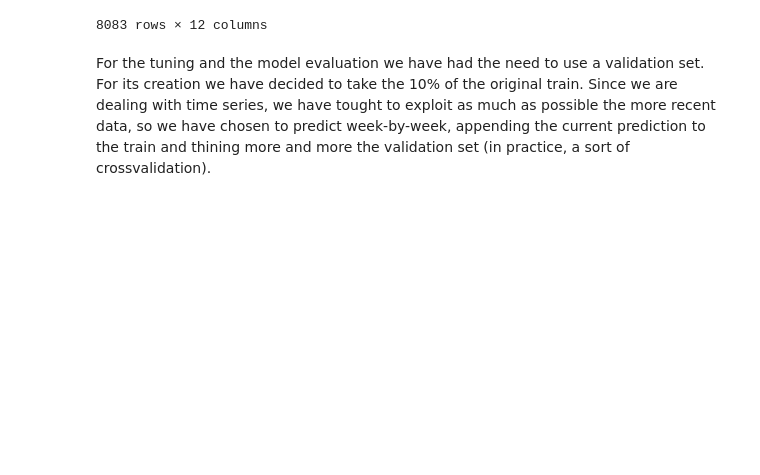
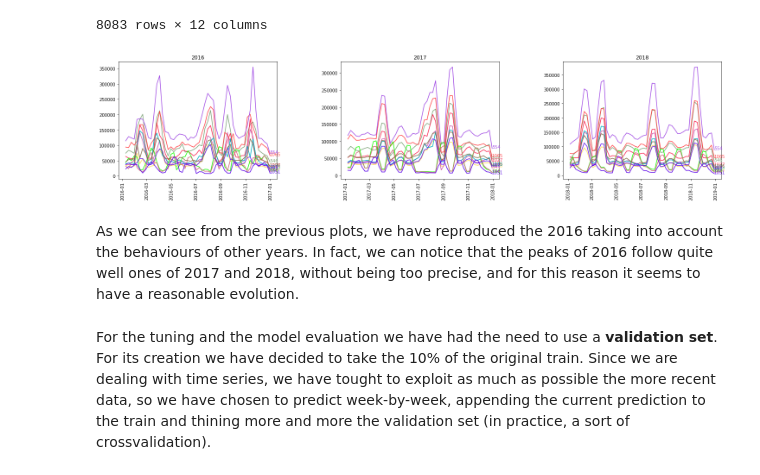
Before and after one commit to tommasofioravanti/DMTMCourseProject, a Jupyter notebook: consegna/01_Introduction+Preprocessing.ipynb, the cells around one changed output. Cells and saved outputs as stored; diff of their text form; code cells hidden in the pictures; blank space fills up the shorter version.

```diff
--- a/consegna/01_Introduction+Preprocessing.ipynb
+++ b/consegna/01_Introduction+Preprocessing.ipynb
@@ -68,8 +68,31 @@ df_augmented.sort_values(['Date', 'sku'])
 | 2265 | 2019-12-14 | 1065 | 1 | 125.65 | 3 | 1 | 0.570000 | 7.000000 | 37.921239 | ... |
 | 2471 | 2019-12-14 | 1206 | 1 | 125.65 | 3 | 1 | 0.560000 | 6.000000 | 29.153580 | ... |
 8083 rows × 12 columns
+# %%
+mycolors = np.random.choice(list(mpl.colors.XKCD_COLORS.keys()), len(set(df_augmented.sku)), replace=False)
+# %%
+df_train_augmented = df_augmented[df_augmented.Date < '2019-06-29']
+df_scope = df_train_augmented[df_train_augmented.scope == 1]
+
+fig = plt.figure(figsize=(25,5))
+fig.subplots_adjust(hspace=0.4, wspace=0.4)
+
+for n, year in enumerate(set(df_train_augmented[df_train_augmented.Date.dt.year < 2019].Date.dt.year)):
+    ax = fig.add_subplot(1, 3, n+1)
+    plt.xticks(rotation=90)
+    df_year = df_scope[df_scope.Date.dt.year == year]
+    ax.set_title(str(year))
+
+    for i,s in enumerate(set(df_year.sku)):
+        ax.plot(df_year[df_year.sku == s].Date, df_year[df_year.sku == s]['real_target'], color=mycolors[i])
+        last_x, last_y = df_year[df_year.sku == s].Date.values[-1], df_year[df_year.sku == s]['real_target'].values[-1]
+        plt.text(last_x, last_y, str(s), color=mycolors[i])
+# %% [output]
+[figure, added]
+# %% [markdown]
+As we can see from the previous plots, we have reproduced the 2016 taking into account the behaviours of other years. In fact, we can notice that the peaks of 2016 follow quite well ones of 2017 and 2018, without being too precise, and for this reason it seems to have a reasonable evolution.
 # %% [markdown]
-For the tuning and the model evaluation we have had the need to use a validation set. <br>
+For the tuning and the model evaluation we have had the need to use a **validation set**. <br>
 For its creation we have decided to take the 10% of the original train. Since we are dealing with time series, we have tought to exploit as much as possible the more recent data, so we have chosen to predict week-by-week, appending the current prediction to the train and thining more and more the validation set (in practice, a sort of crossvalidation).
 # %%
 from preprocessing.preprocessing import train_validation_split, preprocessing
```
Also changed, not shown: parts of 2 cells of this notebook, 2 other files.
